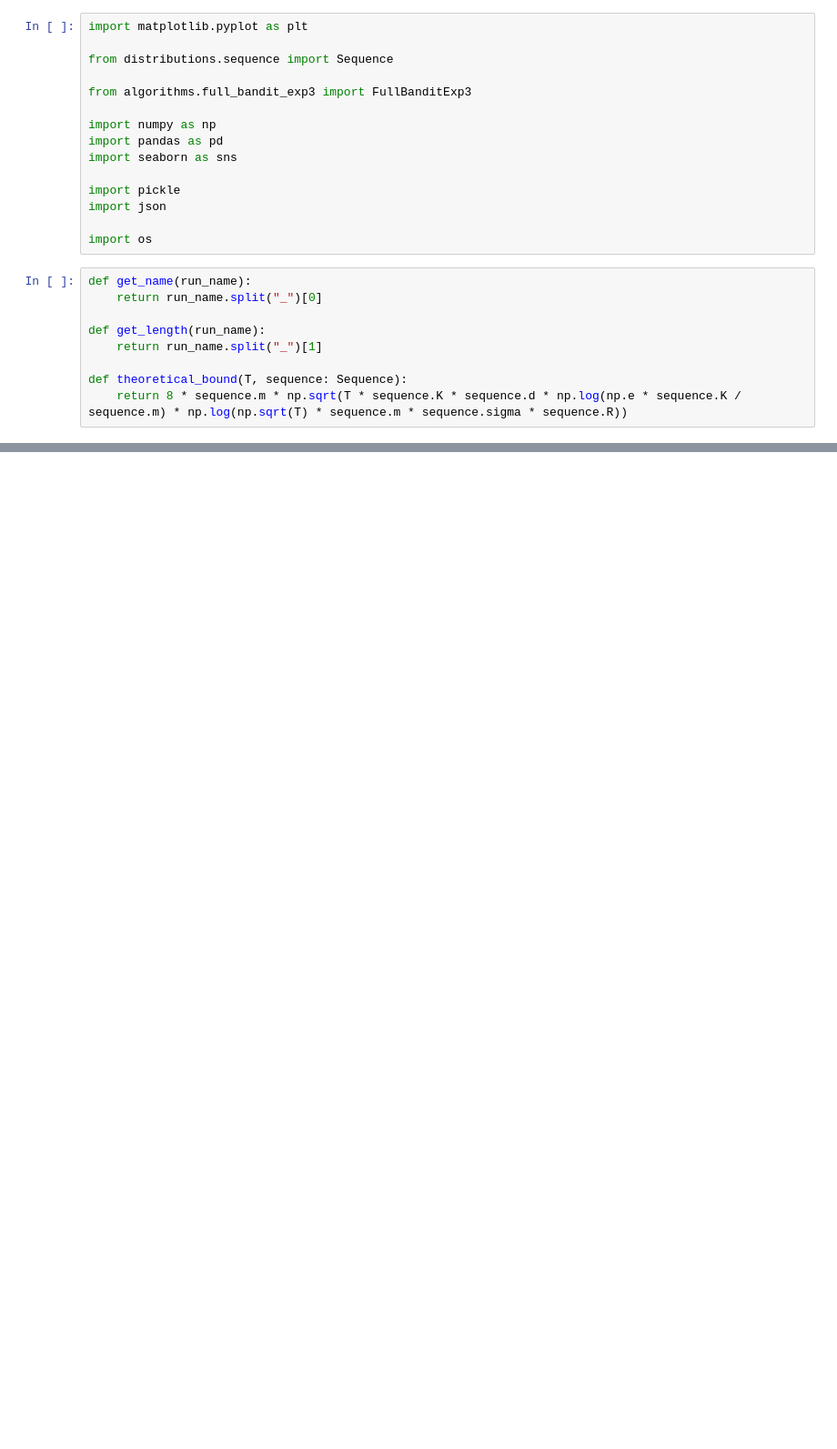
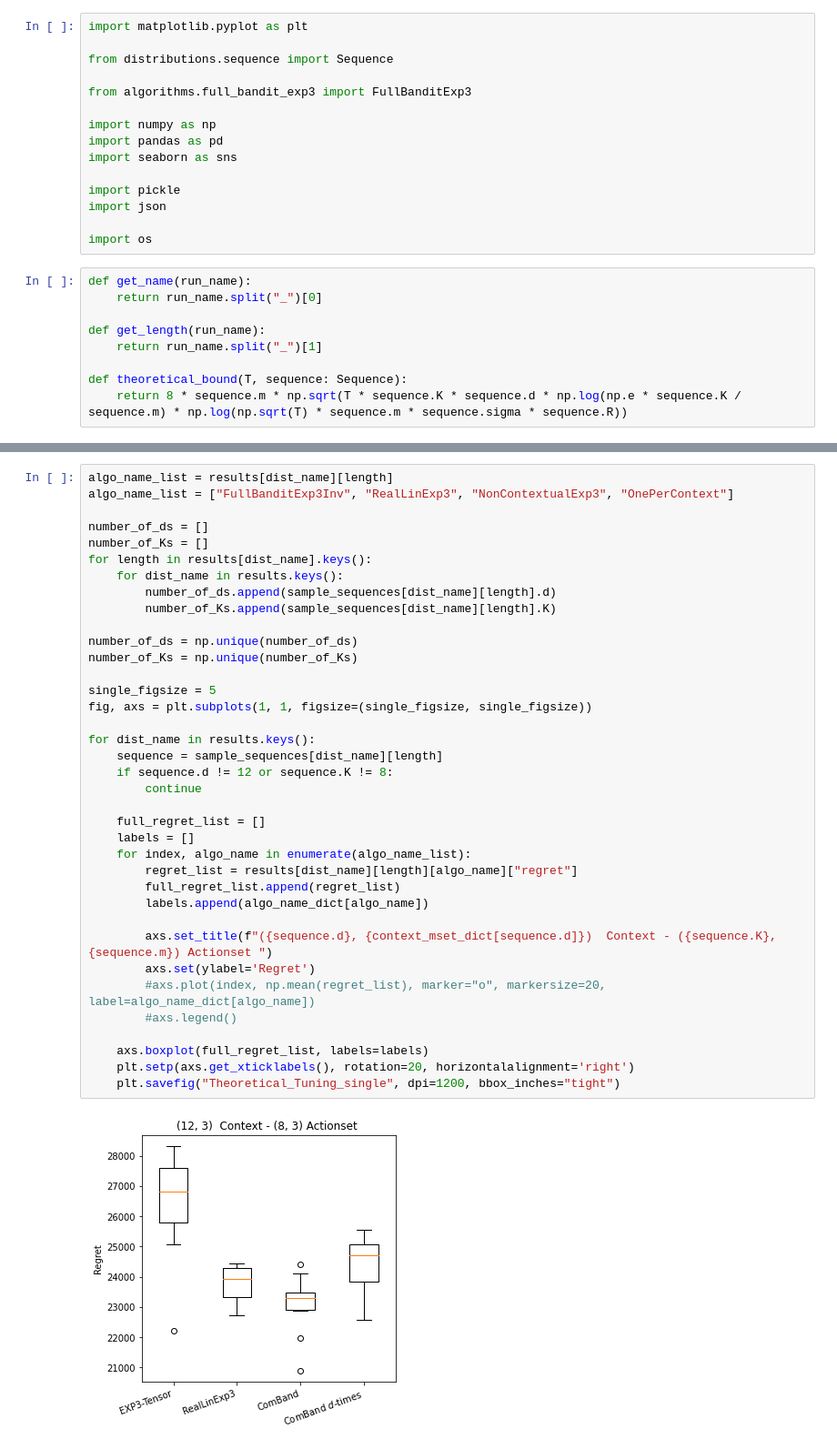
Before and after one commit to LukasZierahn/Combinatorial-Contextual-Bandits, a Jupyter notebook: latex_generator.ipynb, the cells around one changed output, grey strips where cells are left out. Shown at 91% size. Saved outputs shown, nothing was run; the diff lists cells and outputs as text; blank space fills up the shorter version.

Commit message:
latest results

```diff
--- a/latex_generator.ipynb
+++ b/latex_generator.ipynb
@@ -227,0 +237,39 @@ for length in results[dist_name].keys():
+# %%
+algo_name_list = results[dist_name][length]
+algo_name_list = ["FullBanditExp3Inv", "RealLinExp3", "NonContextualExp3", "OnePerContext"]
+
+number_of_ds = []
+number_of_Ks = []
+for length in results[dist_name].keys():
+    for dist_name in results.keys():
+        number_of_ds.append(sample_sequences[dist_name][length].d)
+        number_of_Ks.append(sample_sequences[dist_name][length].K)
+
+number_of_ds = np.unique(number_of_ds)
+number_of_Ks = np.unique(number_of_Ks)
+
+single_figsize = 5
+fig, axs = plt.subplots(1, 1, figsize=(single_figsize, single_figsize))
+
+for dist_name in results.keys():
+    sequence = sample_sequences[dist_name][length]
+    if sequence.d != 12 or sequence.K != 8:
+        continue
+
+    full_regret_list = []
+    labels = []
+    for index, algo_name in enumerate(algo_name_list):
+        regret_list = results[dist_name][length][algo_name]["regret"]
+        full_regret_list.append(regret_list)
+        labels.append(algo_name_dict[algo_name])
+
+        axs.set_title(f"({sequence.d}, {context_mset_dict[sequence.d]})  Context - ({sequence.K}, {sequence.m}) Actionset ")
+        axs.set(ylabel='Regret')
+        #axs.plot(index, np.mean(regret_list), marker="o", markersize=20, label=algo_name_dict[algo_name])
+        #axs.legend()
+
+    axs.boxplot(full_regret_list, labels=labels)
+    plt.setp(axs.get_xticklabels(), rotation=20, horizontalalignment='right')
+    plt.savefig("Theoretical_Tuning_single", dpi=1200, bbox_inches="tight")
+# %% [output]
+[figure, added]
```
Also changed, not shown: parts of 6 cells of this notebook, 5 other files.
